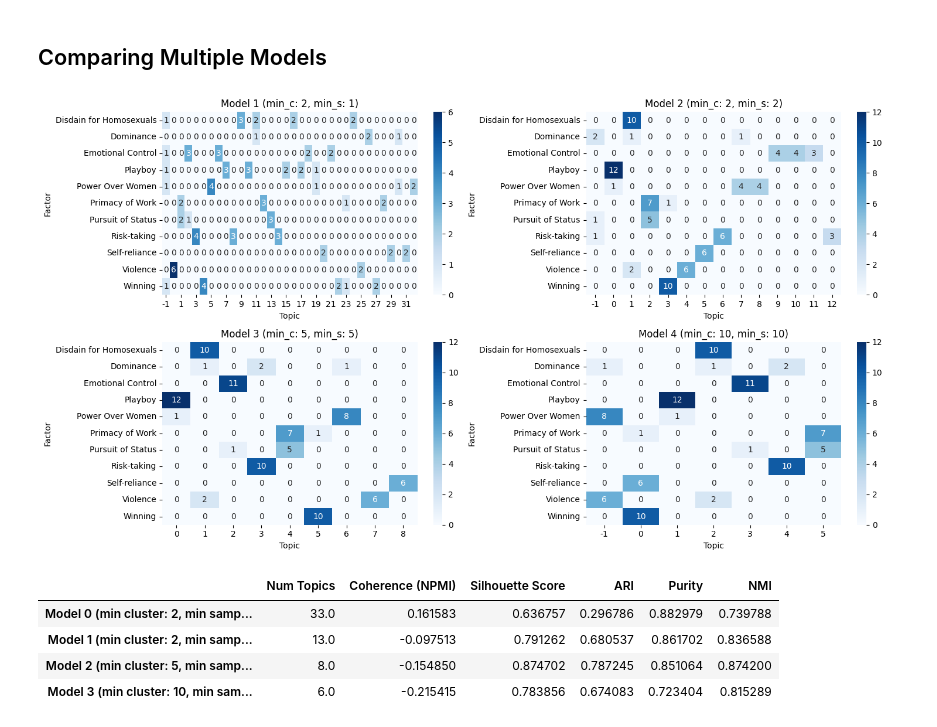
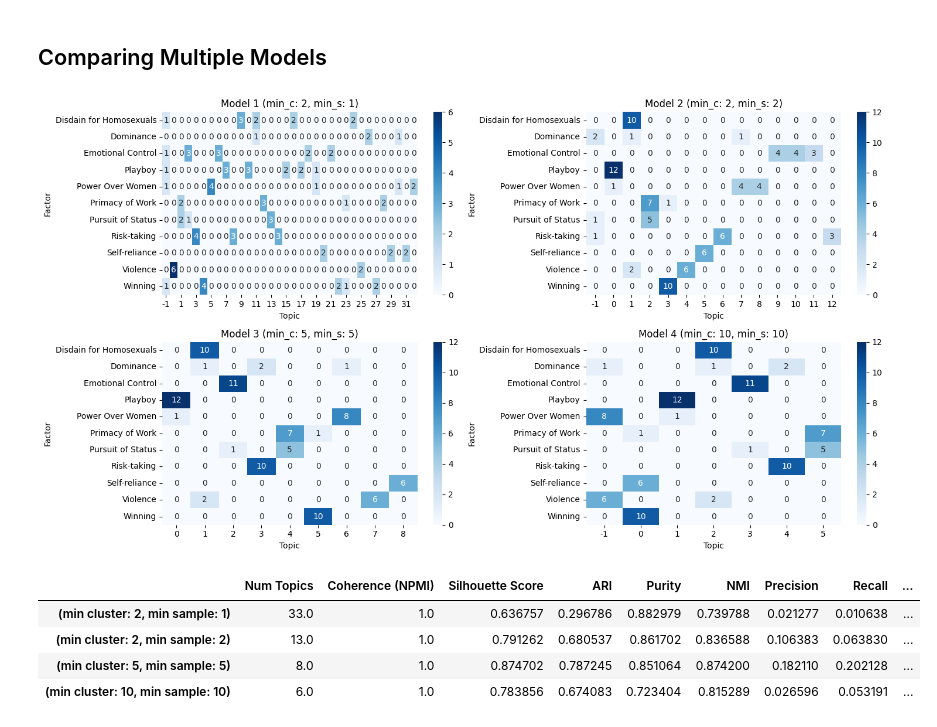
Before and after one commit to JacobRubin99/CMNI-Topic-Modeling, a Jupyter notebook: Topic Modeling/BERTopic TM.ipynb, the cells around one changed output. Saved outputs shown, nothing was run; the diff lists cells and outputs as text; code cells hidden in the pictures.

```diff
--- a/Topic Modeling/BERTopic TM.ipynb
+++ b/Topic Modeling/BERTopic TM.ipynb
@@ -262,7 +262,7 @@ metrics_df
 
 def get_model_comparisons(models):
     # Create an empty DataFrame
-    comparison_df = pd.DataFrame(columns=['Num Topics', 'Coherence (NPMI)', 'Silhouette Score', 'ARI', 'Purity', 'NMI'])
+    comparison_df = pd.DataFrame(columns=['Num Topics', 'Coherence (NPMI)', 'Silhouette Score', 'ARI', 'Purity', 'NMI', 'Precision', 'Recall', 'F1'])
 
     # Most popular model - Hugging Face: https://huggingface.co/sentence-transformers?sort_models=downloads#models
     embedding_model = SentenceTransformer("all-MiniLM-L6-v2")
@@ -288,7 +288,6 @@ def get_model_comparisons(models):
 
         num_topics = len(topic_info_df) - 1 # DOES NOT INCLUDE OUTLIERS TOPIC. ONLY COHERENT TOPICS
 
-
         ### Gather evaluation metrics
         coh = coherence_score(docs, model, vectorizer_model)
 
@@ -297,38 +296,41 @@ def get_model_comparisons(models):
 
         true_values = df['Factor']
         predicted_values = model.get_document_info(docs)['Topic'] # NOTE THAT TOPIC -1 is included in the predicted_labels. Should we remove?!?!?!
 
         ari, purity, nmi = evaluation_metrics(true_values, predicted_values)
 
-        comparison_df.loc["Model " + str(index) + " (min cluster: " + str(mod['min_cluster_size']) + ", min sample: " + str(mod['min_samples']) + ")"] = [
-            num_topics, coh, sil, ari, purity, nmi]
+        precision, recall, f1 = f1score(true_values, predicted_values)
+
+        comparison_df.loc[" (min cluster: " + str(mod['min_cluster_size']) + ", min sample: " + str(mod['min_samples']) + ")"] = [
+            num_topics, coh, sil, ari, purity, nmi, precision, recall, f1]
+
 
         ### Generate visualizations
         cross_tab = pd.crosstab(true_values, predicted_values)
 
         # Heatmap
         sns.heatmap(cross_tab, cmap="Blues", annot=True, fmt="d", ax=axs[index])
         axs[index].set_title(f"Model {index+1} (min_c: {mod['min_cluster_size']}, min_s: {mod['min_samples']})")
 
     plt.tight_layout()
     plt.show()
     return comparison_df
 
 
 
 # List of models as dictionaries
 models = [
     {"min_cluster_size": 2, "min_samples": 1},
     {"min_cluster_size": 2, "min_samples": 2},
     {"min_cluster_size": 5, "min_samples": 5}, # I think this is default params for hdbscan, so other parameters are different
-    {"min_cluster_size": 10, "min_samples": 10},
+    {"min_cluster_size": 10, "min_samples": 10}
 ]
 
 get_model_comparisons(models)
 # %% [output]
 [figure]
-|  | Num Topics | Coherence (NPMI) | Silhouette Score | ARI | Purity | NMI |
-| Model 0 (min cluster: 2, min samp... | 33.0 | 0.161583 | 0.636757 | 0.296786 | 0.882979 | 0.739788 |
-| Model 1 (min cluster: 2, min samp... | 13.0 | -0.097513 | 0.791262 | 0.680537 | 0.861702 | 0.836588 |
-| Model 2 (min cluster: 5, min samp... | 8.0 | -0.154850 | 0.874702 | 0.787245 | 0.851064 | 0.874200 |
-| Model 3 (min cluster: 10, min sam... | 6.0 | -0.215415 | 0.783856 | 0.674083 | 0.723404 | 0.815289 |
+|  | Num Topics | Coherence (NPMI) | Silhouette Score | ARI | Purity | NMI | Precision | Recall | ... |
+| (min cluster: 2, min sample: 1) | 33.0 | 1.0 | 0.636757 | 0.296786 | 0.882979 | 0.739788 | 0.021277 | 0.010638 | ... |
+| (min cluster: 2, min sample: 2) | 13.0 | 1.0 | 0.791262 | 0.680537 | 0.861702 | 0.836588 | 0.106383 | 0.063830 | ... |
+| (min cluster: 5, min sample: 5) | 8.0 | 1.0 | 0.874702 | 0.787245 | 0.851064 | 0.874200 | 0.182110 | 0.202128 | ... |
+| (min cluster: 10, min sample: 10) | 6.0 | 1.0 | 0.783856 | 0.674083 | 0.723404 | 0.815289 | 0.026596 | 0.053191 | ... |
```
Also changed, not shown: parts of 2 cells of this notebook, 4 other files.
